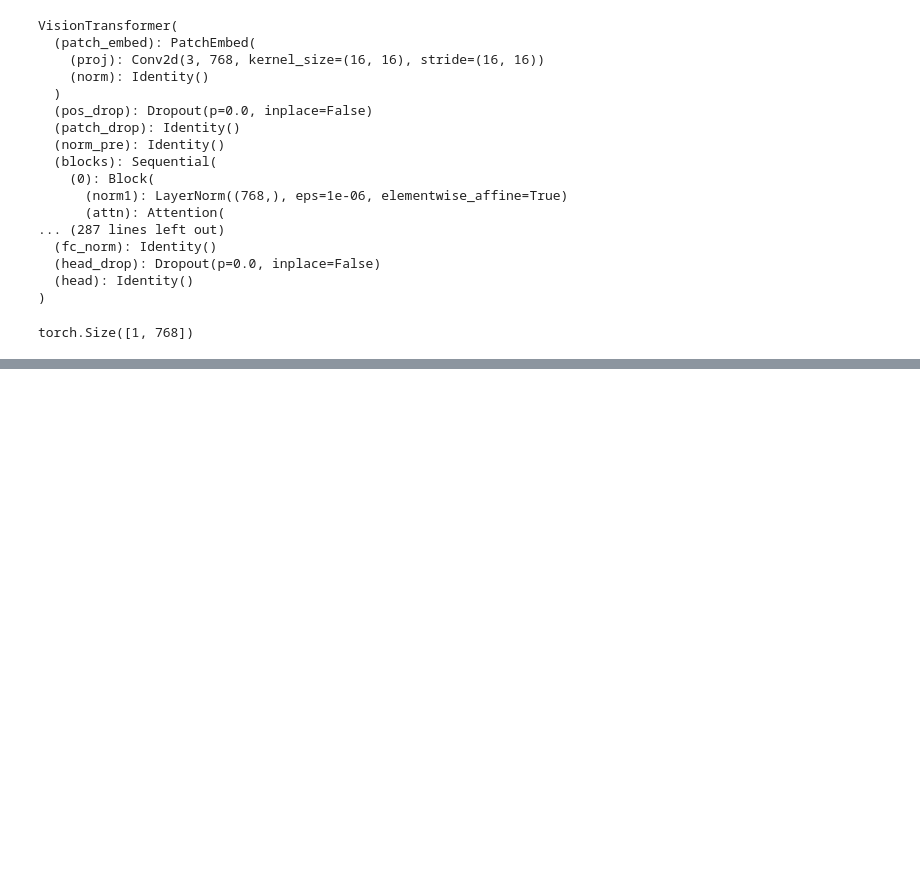
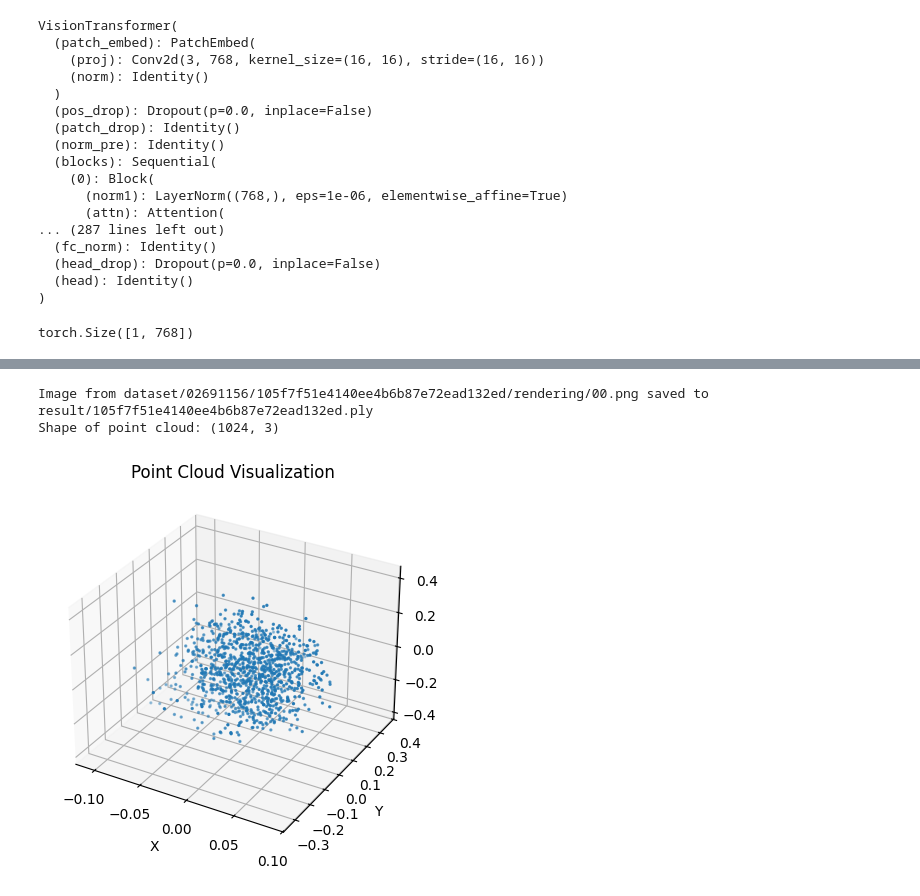
Before and after one commit to klonikar/RGB2point, a Jupyter notebook: notebooks/RGB2point.ipynb, the cells around one changed output, grey strips where cells are left out. Cells and saved outputs as stored; diff of their text form; code cells hidden in the pictures; blank space fills up the shorter version.

```diff
--- a/notebooks/RGB2point.ipynb
+++ b/notebooks/RGB2point.ipynb
@@ -181,0 +224,10 @@ wandb: W&B syncing is set to `offline` in this directory. Run `wandb online` or
+# %%
+image_path = "dataset/02691156/105f7f51e4140ee4b6b87e72ead132ed/rendering/00.png"
+save_path = "result/105f7f51e4140ee4b6b87e72ead132ed.ply"
+
+predict(model, image_path, save_path)
+renderPointCloud(save_path, renderingLib='plt')
+# %% [output]
+Image from dataset/02691156/105f7f51e4140ee4b6b87e72ead132ed/rendering/00.png saved to result/105f7f51e4140ee4b6b87e72ead132ed.ply
+Shape of point cloud: (1024, 3)
+[figure, added]
```
Also changed, not shown: parts of 3 cells of this notebook.
